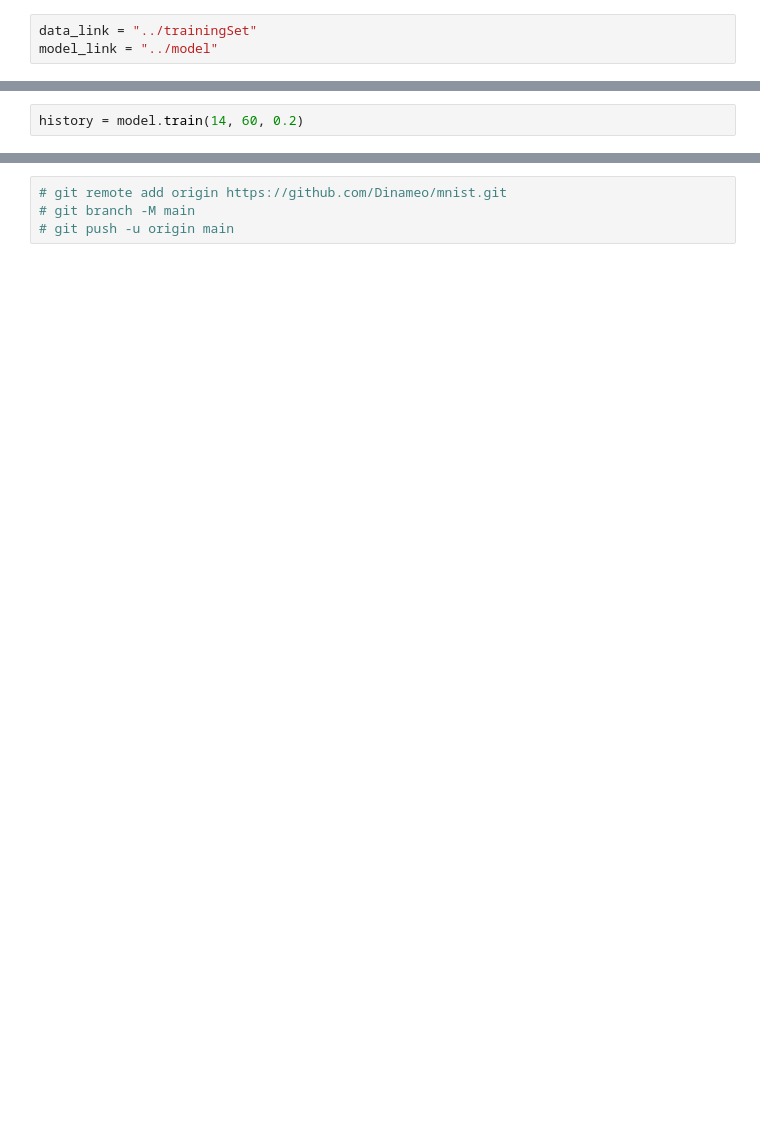
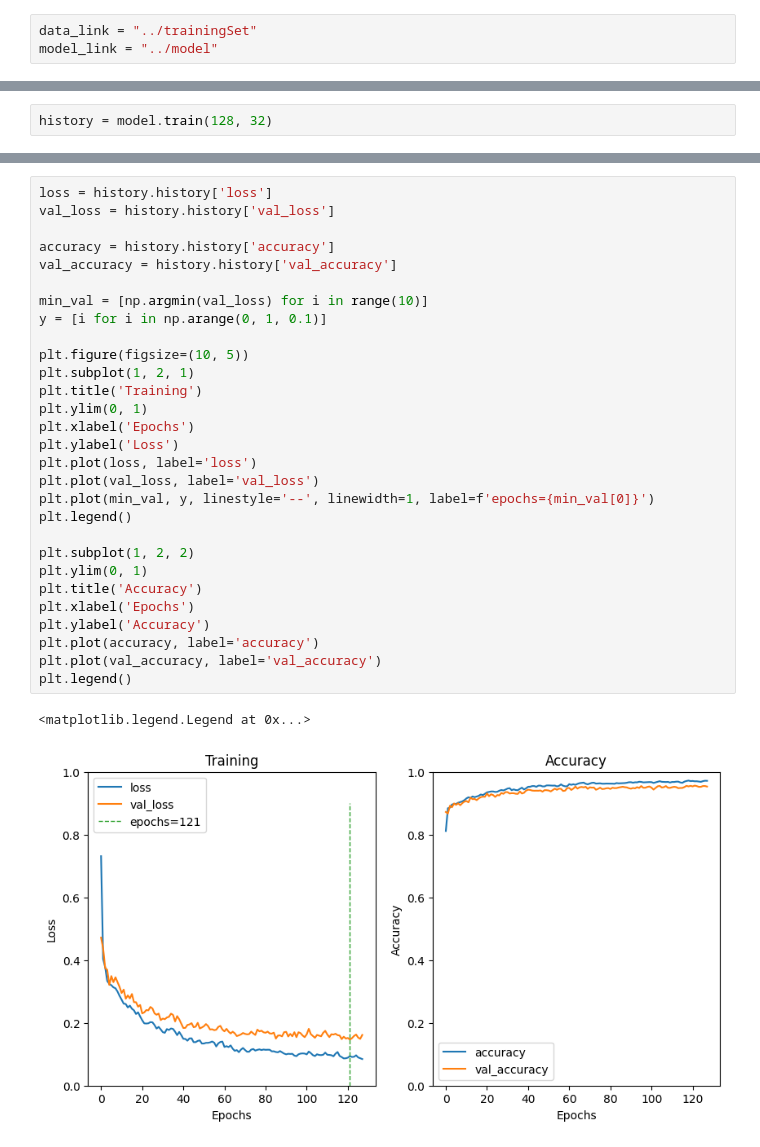
Before and after one commit to Dinameo/mnist, a Jupyter notebook: src/main.ipynb, the cells around one changed output, grey strips where cells are left out. Saved outputs shown, nothing was run; the diff lists cells and outputs as text; blank space fills up the shorter version.

```diff
--- a/src/main.ipynb
+++ b/src/main.ipynb
@@ -99,3 +104,3 @@ Shape train: (33600, 784), (33600, 10), Shape test: (8400, 784), (8400, 10)
 # %%
-history = model.train(14, 60, 0.2)
+history = model.train(128, 32)
 # %% [output]
@@ -132,4 +125,32 @@ WARNING:absl:You are saving your model as an HDF5 file via `model.save()` or `ke
-# %%
-# git remote add origin https://github.com/Dinameo/mnist.git
-# git branch -M main
-# git push -u origin main
+# %%
+loss = history.history['loss']
+val_loss = history.history['val_loss']
+
+accuracy = history.history['accuracy']
+val_accuracy = history.history['val_accuracy']
+
+min_val = [np.argmin(val_loss) for i in range(10)]
+y = [i for i in np.arange(0, 1, 0.1)]
+
+plt.figure(figsize=(10, 5))
+plt.subplot(1, 2, 1)
+plt.title('Training')
+plt.ylim(0, 1)
+plt.xlabel('Epochs')
+plt.ylabel('Loss')
+plt.plot(loss, label='loss')
+plt.plot(val_loss, label='val_loss')
+plt.plot(min_val, y, linestyle='--', linewidth=1, label=f'epochs={min_val[0]}')
+plt.legend()
+
+plt.subplot(1, 2, 2)
+plt.ylim(0, 1)
+plt.title('Accuracy')
+plt.xlabel('Epochs')
+plt.ylabel('Accuracy')
+plt.plot(accuracy, label='accuracy')
+plt.plot(val_accuracy, label='val_accuracy')
+plt.legend()
+# %% [output]
+<matplotlib.legend.Legend at 0x...>
+[figure, added]
```
Also changed, not shown: parts of 11 cells of this notebook, 3 other files.
